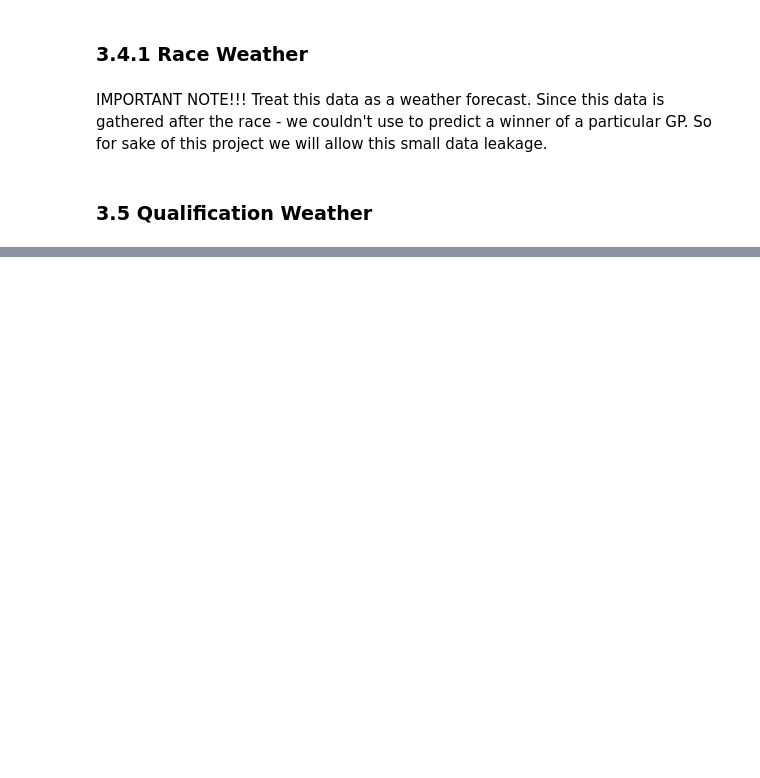
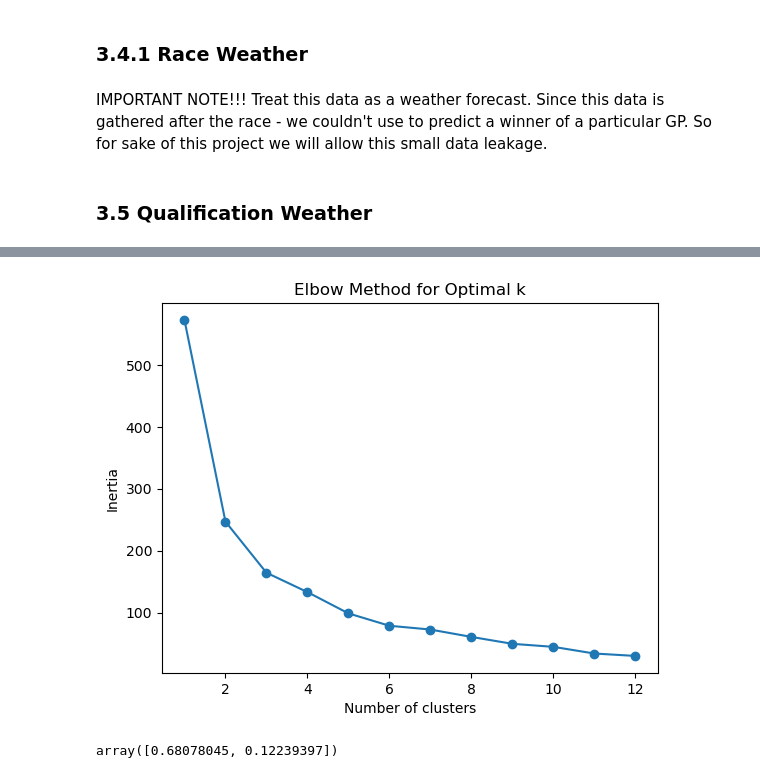
Before and after one commit to Grzegosh/Portfolio, a Jupyter notebook: F1/models.ipynb, the cells around one changed output, grey strips where cells are left out. Saved outputs shown, nothing was run; the diff lists cells and outputs as text; code cells hidden in the pictures; blank space fills up the shorter version.

Commit message:
started modelling data

```diff
--- a/F1/models.ipynb
+++ b/F1/models.ipynb
@@ -181,0 +223,4 @@ len(df.columns)
+# %%
+driver_related_columns = X_train.columns[4:30]
+# %%
+driver_df = X_train[driver_related_columns]
@@ -181,0 +261,43 @@ len(df.columns)
+# %%
+cluster_driver_features = [c for c in driver_related_columns[1:] if c != 'team_name']
+
+cat_pipeline = make_pipeline(
+    SimpleImputer(strategy='most_frequent'),
+    OneHotEncoder(handle_unknown='ignore')
+)
+
+num_pipeline = make_pipeline(
+    SimpleImputer(strategy='median'),
+    StandardScaler()
+)
+
+remainder_pipe = make_pipeline(
+    SimpleImputer(strategy='median')
+)
+
+preprocessing = ColumnTransformer([
+    ("cat", cat_pipeline, make_column_selector(dtype_include=object)),
+    ("num", num_pipeline, cluster_driver_features)
+],
+remainder=remainder_pipe)
+
+
+
+preprocessed_driver_data = pd.DataFrame(preprocessing.fit_transform(driver_df_agg), columns=preprocessing.get_feature_names_out())
+# %%
+cluster_cols = [col for col in preprocessed_driver_data.columns if "remainder__" not in col]
+
+n_clusters = 12
+inertias = []
+for cluster in range(1,n_clusters+1):
+    kmeans = KMeans(n_clusters=cluster, random_state=42)
+    kmeans.fit(preprocessed_driver_data[cluster_cols])
+    inertias.append(kmeans.inertia_)
+
+
+plt.plot([i for i in range(1,n_clusters+1)], inertias, marker='o')
+plt.xlabel("Number of clusters");
+plt.ylabel("Inertia");
+plt.title("Elbow Method for Optimal k");
+# %% [output]
+[figure, added]
@@ -181,0 +313,4 @@ len(df.columns)
+# %%
+pca.explained_variance_ratio_
+# %% [output]
+array([0.68078045, 0.12239397])
```
Also changed, not shown: parts of 26 cells of this notebook.
